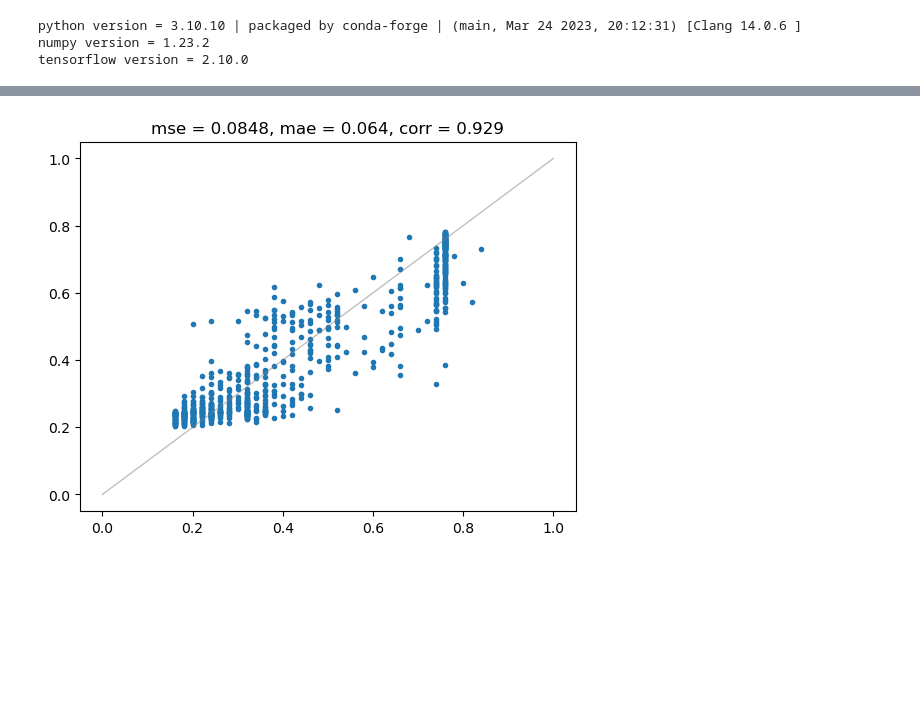
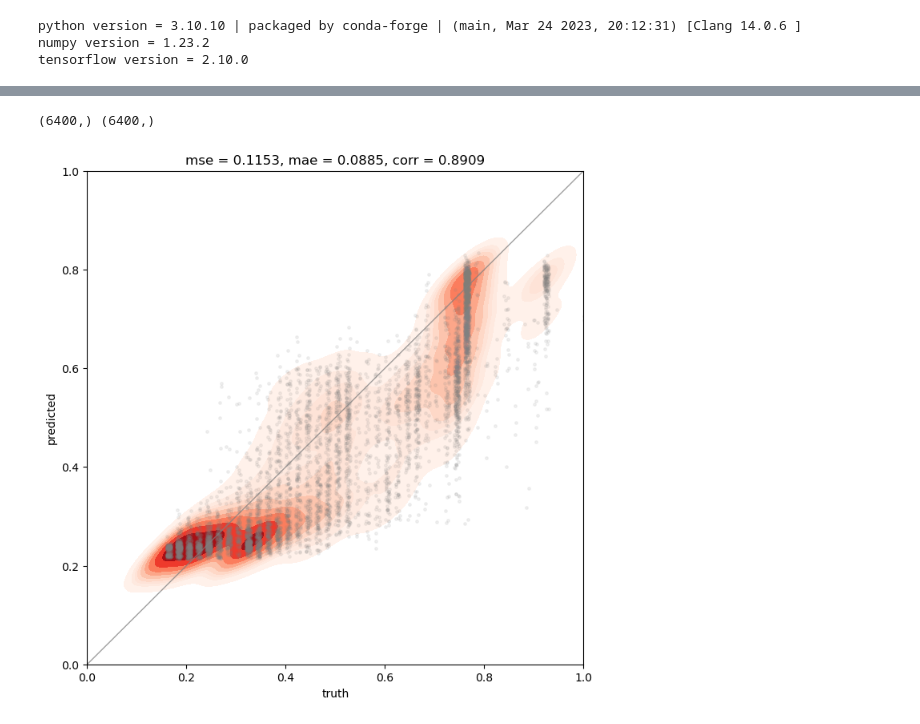
Before and after one commit to AtulAravindDas/ml_hfi_multiyear, a Jupyter notebook: _oracle.ipynb, the cells around one changed output, grey strips where cells are left out. Drawn from its saved outputs; the diff is of its cells as text; code cells hidden in the pictures; blank space fills up the shorter version.

Commit message:
added ability to predict on true testing data

```diff
--- a/_oracle.ipynb
+++ b/_oracle.ipynb
@@ -68,7 +71,7 @@ model = build_model.build_model(settings, input_shape=batch_shape[1:])
 checkpoint_dir = SAVE_MODEL_DIRECTORY + settings["exp_name"] + '/'
 model.load_weights(tf.train.latest_checkpoint(checkpoint_dir))
 
-labels_val = np.asarray([labels[0].numpy() for _, labels in tfds_val.unbatch()])
-predict_val = model.predict(tfds_val, verbose=1)[:,0]
+labels_test = np.asarray([labels[0].numpy() for _, labels in tfds_test.unbatch()])
+predict_test = model.predict(tfds_test, verbose=1)[:,0]
 __ = gc.collect()
 # %% [output]
@@ -76,12 +79,23 @@ __ = gc.collect()
-# %%
-mse = np.sqrt(mean_squared_error(labels_val, predict_val)).round(4)
-mae = mean_absolute_error(labels_val, predict_val).round(4)
-corr = np.corrcoef(labels_val, predict_val)[0,1].round(4)
-
-plt.figure()
-plt.title(f'{mse = }, {mae = }, {corr = }')
-plt.plot(labels_val, predict_val, '.')
-plt.plot((0,1), (0,1), '-', linewidth=1, color="gray", alpha=.5)
-plt.show()
-# %% [output]
-[figure, removed]
+# %%
+import seaborn as sns
+
+print(labels_test.shape, predict_test.shape)
+mse = np.sqrt(mean_squared_error(labels_test, predict_test)).round(4)
+mae = mean_absolute_error(labels_test, predict_test).round(4)
+corr = np.corrcoef(labels_test, predict_test)[0,1].round(4)
+
+plt.figure(figsize=(8,8))
+
+sns.kdeplot(x=labels_test, y=predict_test, fill=True, cmap="Reds", bw_adjust=.75)
+plt.plot(labels_test+.01*np.random.uniform(size=labels_test.shape[0]), predict_test, '.', color="gray", markersize=5, alpha=.1)
+plt.plot((0,1), (0,1), '-', linewidth=1, color="gray", alpha=.75)
+
+plt.title(f'{mse = }, {mae = }, {corr = }')
+plt.xlabel('truth')
+plt.ylabel('predicted')
+plt.xlim(0,1)
+plt.ylim(0,1)
+plt.show()
+# %% [output]
+(6400,) (6400,)
+[figure, added]
```
Also changed, not shown: parts of 2 cells of this notebook, 3 other files.
